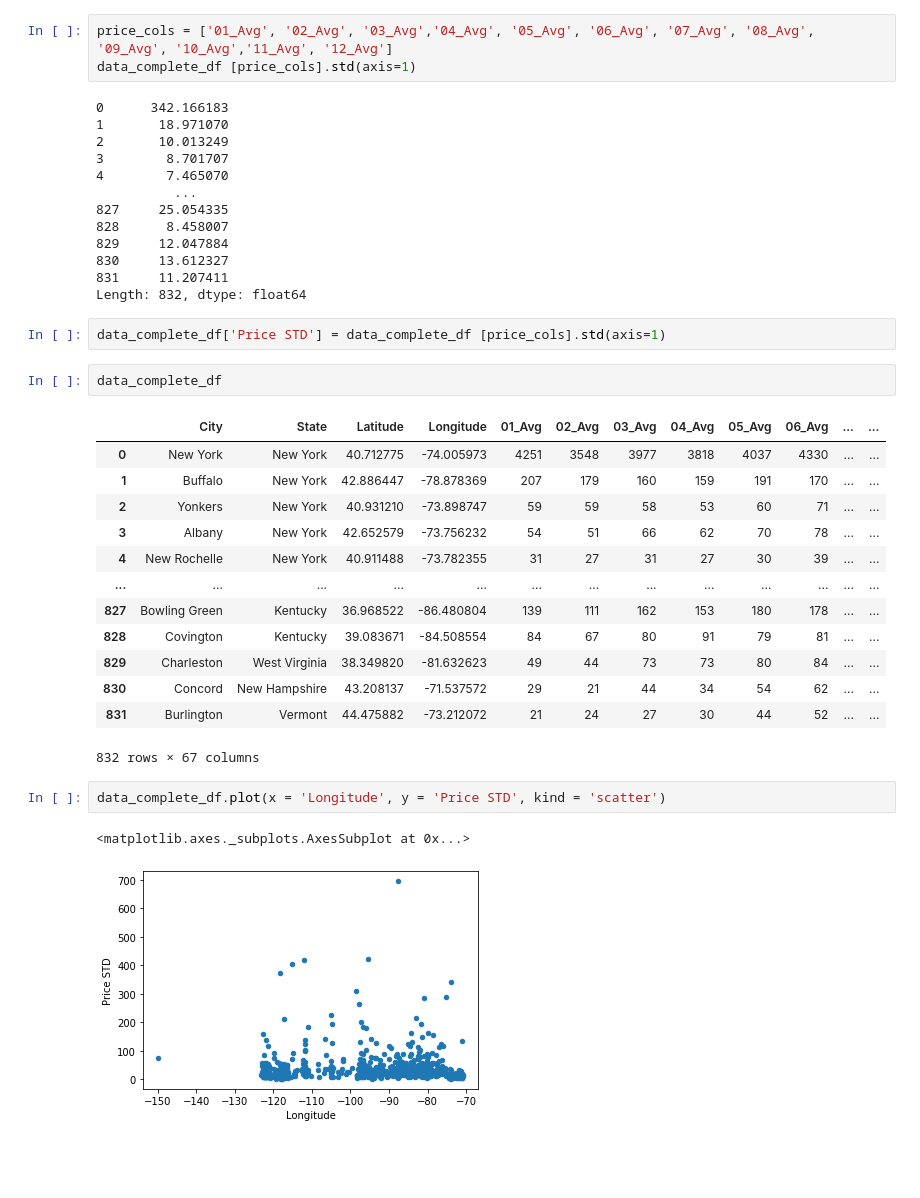
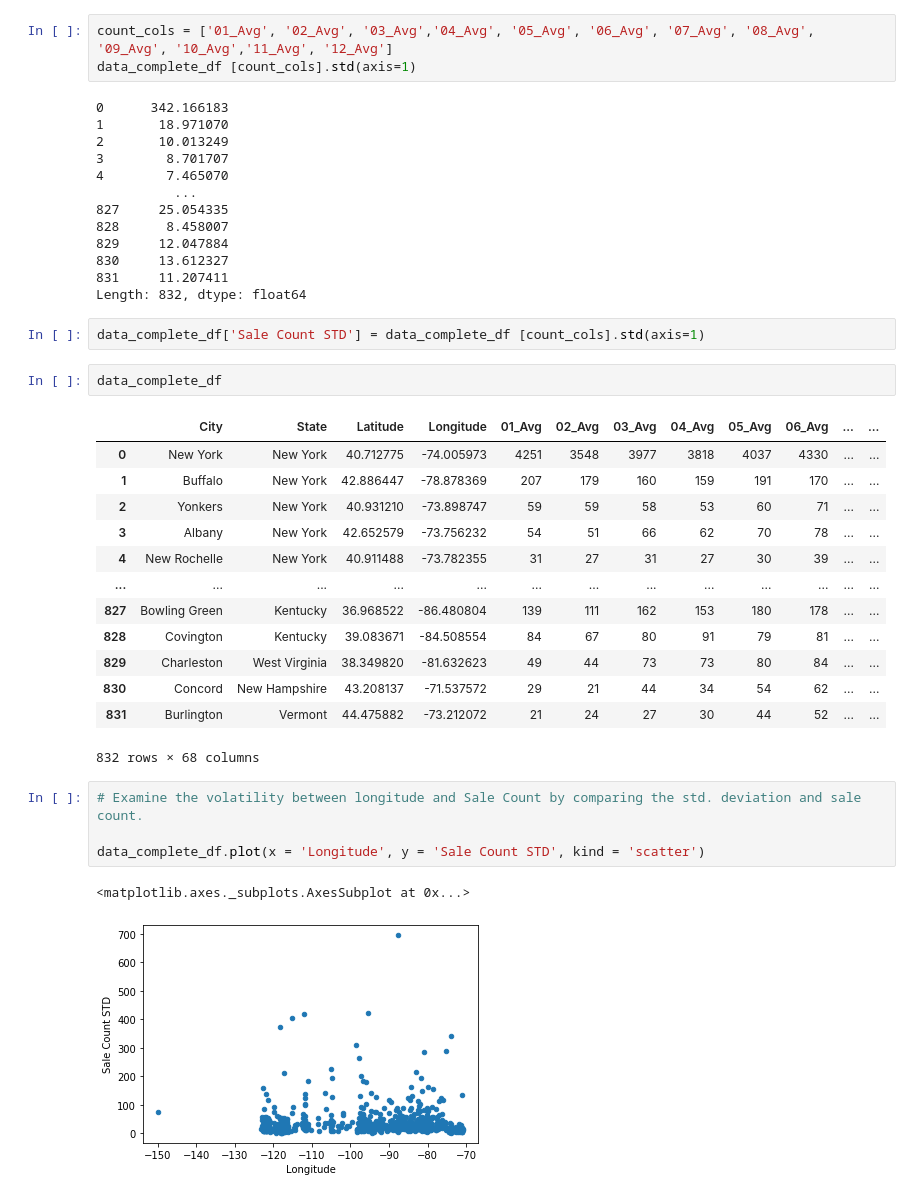
Before and after one commit to bking3372/Home-Sales-and-Weather-Analysis, a Jupyter notebook: Exploratory Data.ipynb, the cells around one changed output. Drawn from its saved outputs; the diff is of its cells as text; blank space fills up the shorter version.

```diff
--- a/Exploratory Data.ipynb
+++ b/Exploratory Data.ipynb
@@ -116,8 +116,8 @@ top_10_by_07.tail(20)
 | 0 | New York | New York | 40.712775 | -74.005973 | 4251 | 3548 | 3977 | 3818 | 4037 | 4330 | ... | ... |
 20 rows × 66 columns
 # %%
-price_cols = ['01_Avg', '02_Avg', '03_Avg','04_Avg', '05_Avg', '06_Avg', '07_Avg', '08_Avg', '09_Avg', '10_Avg','11_Avg', '12_Avg']
-data_complete_df [price_cols].std(axis=1)
+count_cols = ['01_Avg', '02_Avg', '03_Avg','04_Avg', '05_Avg', '06_Avg', '07_Avg', '08_Avg', '09_Avg', '10_Avg','11_Avg', '12_Avg']
+data_complete_df [count_cols].std(axis=1)
 # %% [output]
 0      342.166183
 1       18.971070
@@ -132,7 +132,7 @@ data_complete_df [price_cols].std(axis=1)
 831     11.207411
 Length: 832, dtype: float64
 # %%
-data_complete_df['Price STD'] = data_complete_df [price_cols].std(axis=1)
+data_complete_df['Sale Count STD'] = data_complete_df [count_cols].std(axis=1)
 # %%
 data_complete_df
 # %% [output]
@@ -148,9 +148,11 @@ data_complete_df
 | 829 | Charleston | West Virginia | 38.349820 | -81.632623 | 49 | 44 | 73 | 73 | 80 | 84 | ... | ... |
 | 830 | Concord | New Hampshire | 43.208137 | -71.537572 | 29 | 21 | 44 | 34 | 54 | 62 | ... | ... |
 | 831 | Burlington | Vermont | 44.475882 | -73.212072 | 21 | 24 | 27 | 30 | 44 | 52 | ... | ... |
-832 rows × 67 columns
+832 rows × 68 columns
-# %%
-data_complete_df.plot(x = 'Longitude', y = 'Price STD', kind = 'scatter')
-# %% [output]
-<matplotlib.axes._subplots.AxesSubplot at 0x...>
-[figure, removed]
+# %%
+# Examine the volatility between longitude and Sale Count by comparing the std. deviation and sale count.
+
+data_complete_df.plot(x = 'Longitude', y = 'Sale Count STD', kind = 'scatter')
+# %% [output]
+<matplotlib.axes._subplots.AxesSubplot at 0x...>
+[figure, added]
```
Also changed, not shown: parts of 2 cells of this notebook.
